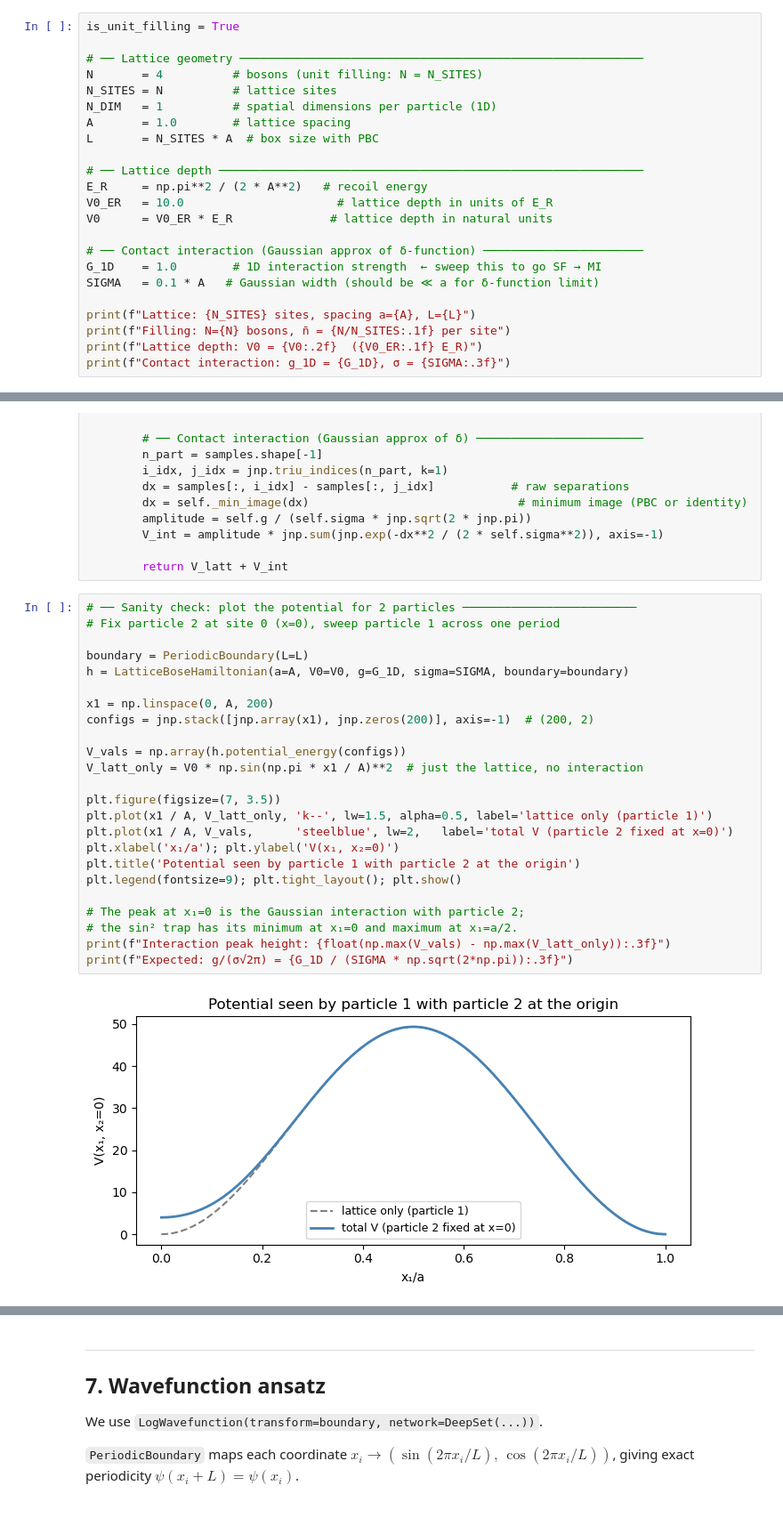
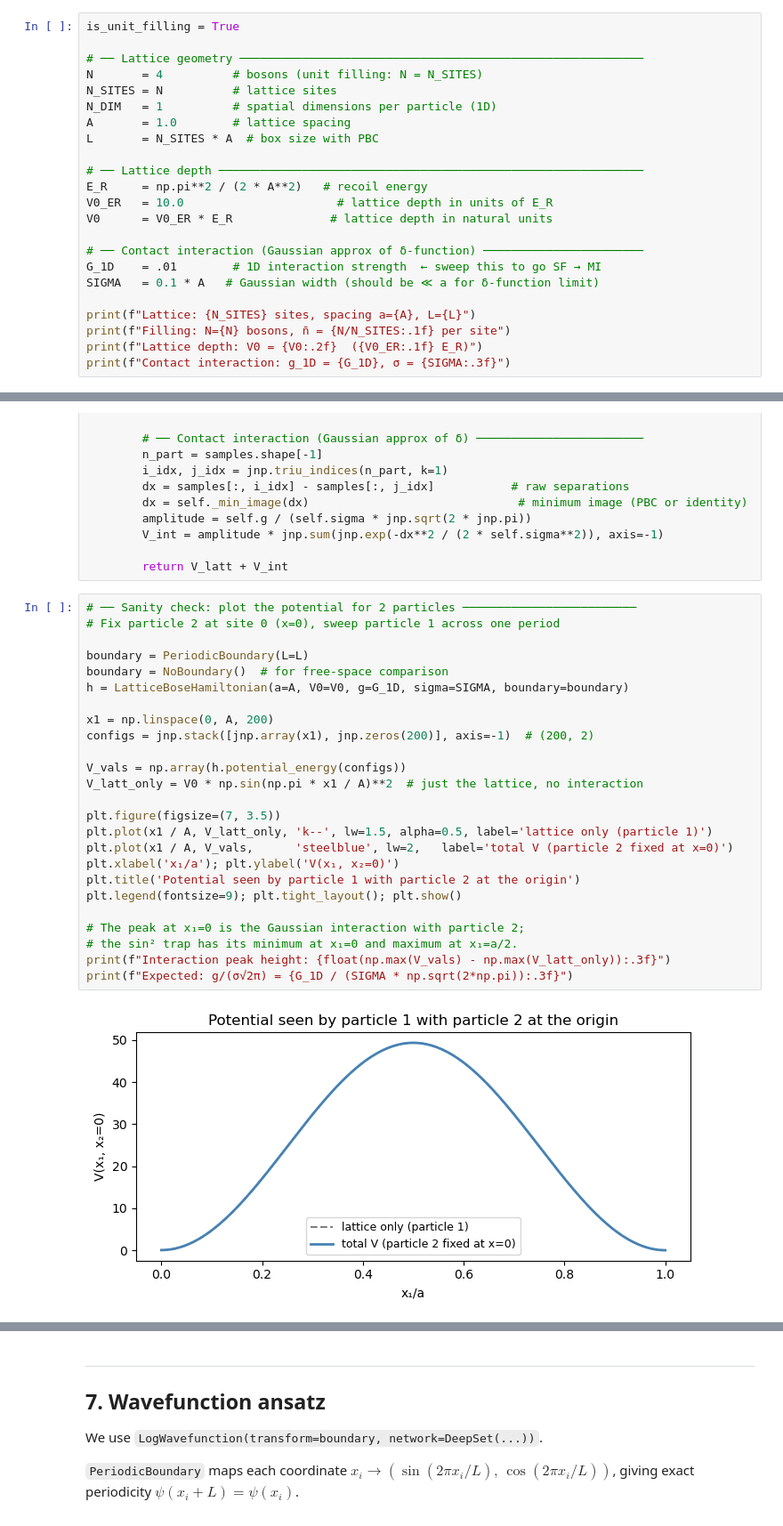
Before and after one commit to pfargas/qvarnet, a Jupyter notebook: notebooks/scripts/bose-hubbard.ipynb, the cells around one changed output, grey strips where cells are left out. Shown at 89% size. Cells and saved outputs as stored; diff of their text form.

```diff
--- a/notebooks/scripts/bose-hubbard.ipynb
+++ b/notebooks/scripts/bose-hubbard.ipynb
@@ -91,7 +91,7 @@ V0_ER   = 10.0                      # lattice depth in units of E_R
 V0      = V0_ER * E_R              # lattice depth in natural units
 
 # ── Contact interaction (Gaussian approx of δ-function) ───────────────────────
-G_1D    = 1.0        # 1D interaction strength  ← sweep this to go SF → MI
+G_1D    = .01        # 1D interaction strength  ← sweep this to go SF → MI
 SIGMA   = 0.1 * A   # Gaussian width (should be ≪ a for δ-function limit)
 
 print(f"Lattice: {N_SITES} sites, spacing a={A}, L={L}")
@@ -470,26 +470,27 @@ class LatticeBoseHamiltonian(BoundaryHamiltonian):
 # %%
 # ── Sanity check: plot the potential for 2 particles ─────────────────────────
 # Fix particle 2 at site 0 (x=0), sweep particle 1 across one period
 
 boundary = PeriodicBoundary(L=L)
+boundary = NoBoundary()  # for free-space comparison
 h = LatticeBoseHamiltonian(a=A, V0=V0, g=G_1D, sigma=SIGMA, boundary=boundary)
 
 x1 = np.linspace(0, A, 200)
 configs = jnp.stack([jnp.array(x1), jnp.zeros(200)], axis=-1)  # (200, 2)
 
 V_vals = np.array(h.potential_energy(configs))
 V_latt_only = V0 * np.sin(np.pi * x1 / A)**2  # just the lattice, no interaction
 
 plt.figure(figsize=(7, 3.5))
 plt.plot(x1 / A, V_latt_only, 'k--', lw=1.5, alpha=0.5, label='lattice only (particle 1)')
 plt.plot(x1 / A, V_vals,      'steelblue', lw=2,   label='total V (particle 2 fixed at x=0)')
 plt.xlabel('x₁/a'); plt.ylabel('V(x₁, x₂=0)')
 plt.title('Potential seen by particle 1 with particle 2 at the origin')
 plt.legend(fontsize=9); plt.tight_layout(); plt.show()
 
 # The peak at x₁=0 is the Gaussian interaction with particle 2;
 # the sin² trap has its minimum at x₁=0 and maximum at x₁=a/2.
 print(f"Interaction peak height: {float(np.max(V_vals) - np.max(V_latt_only)):.3f}")
 print(f"Expected: g/(σ√2π) = {G_1D / (SIGMA * np.sqrt(2*np.pi)):.3f}")
 # %% [output]
-[figure, old version]
+[figure, new version]
```
Also changed, not shown: parts of 16 cells of this notebook, 17 other files.
